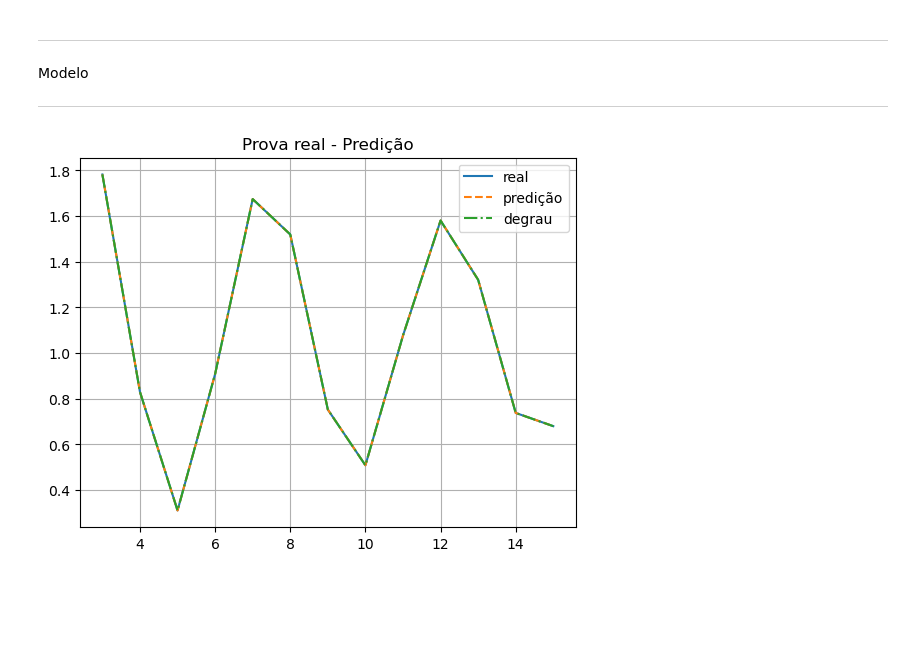
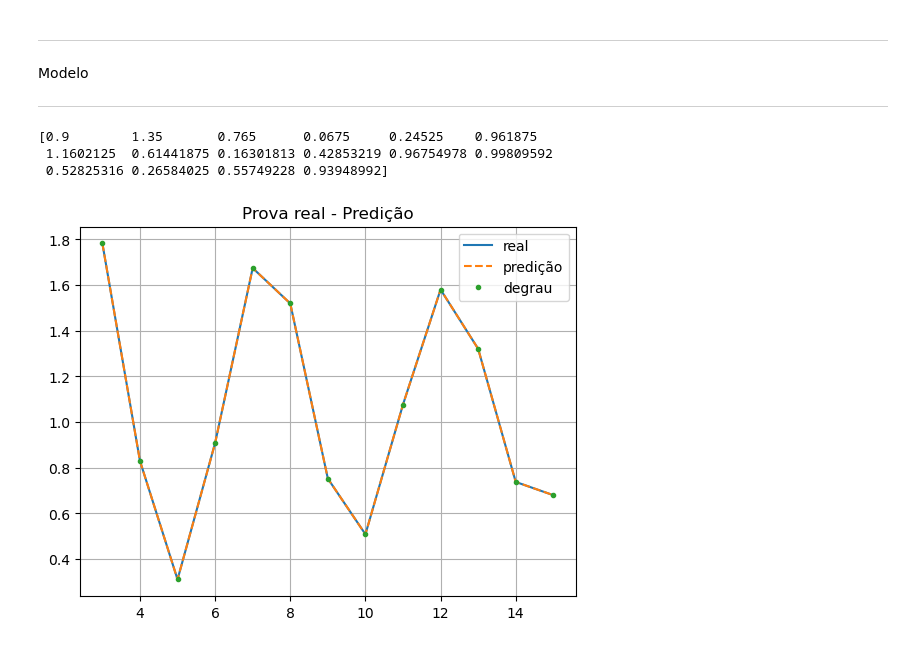
Before and after one commit to AlisonTristao/renovaveis, a Jupyter notebook: carima.ipynb, the cells around one changed output. Cells and saved outputs as stored; diff of their text form; code cells hidden in the pictures; blank space fills up the shorter version.

Commit message:
sera q a matriz M ta certa? nao sabemos. mas tbm n importa

```diff
--- a/carima.ipynb
+++ b/carima.ipynb
@@ -66,8 +66,8 @@ def get_M_and_g(H, N):
     # g = first column of M
     g = M[:, 0]
 
-    # M without first column and last column
-    M = M[:, 1:-1]
+    # M without last column
+    M = M[:, :-1]
 
     return M, g
 
@@ -119,21 +119,28 @@ H_q = H_q * delta
 # %%
 F, M, G = generate_matrices(H_u, N_u=3, N=16)
 time, y1 = H_u.impulse_response(T=15)
 
 y1_reverse = y1[:3]
 y1_reverse = y1_reverse[::-1]
 y2 = F @ y1_reverse[:3].T
 
 delta_u = [1, 0, 0]
 y3 = G @ delta_u
 
+# nao se essa matriz do treco com atraso ta certo :/
+y4 = M @ [0, 0, 1]
+print(y4)
+
 # plot
 plt.plot(time[3:], y1[3:], label="real")
 plt.plot(time[3:], y2[:13], '--', label="predição")
 plt.plot(time[3:], y3[3:], '.', label="degrau")
 plt.title("Prova real - Predição")
 plt.legend()
 plt.grid()
 plt.show()
 # %% [output]
+[0.9        1.35       0.765      0.0675     0.24525    0.961875
+ 1.1602125  0.61441875 0.16301813 0.42853219 0.96754978 0.99809592
+ 0.52825316 0.26584025 0.55749228 0.93948992]
-[figure, old version]
+[figure, new version]
```
